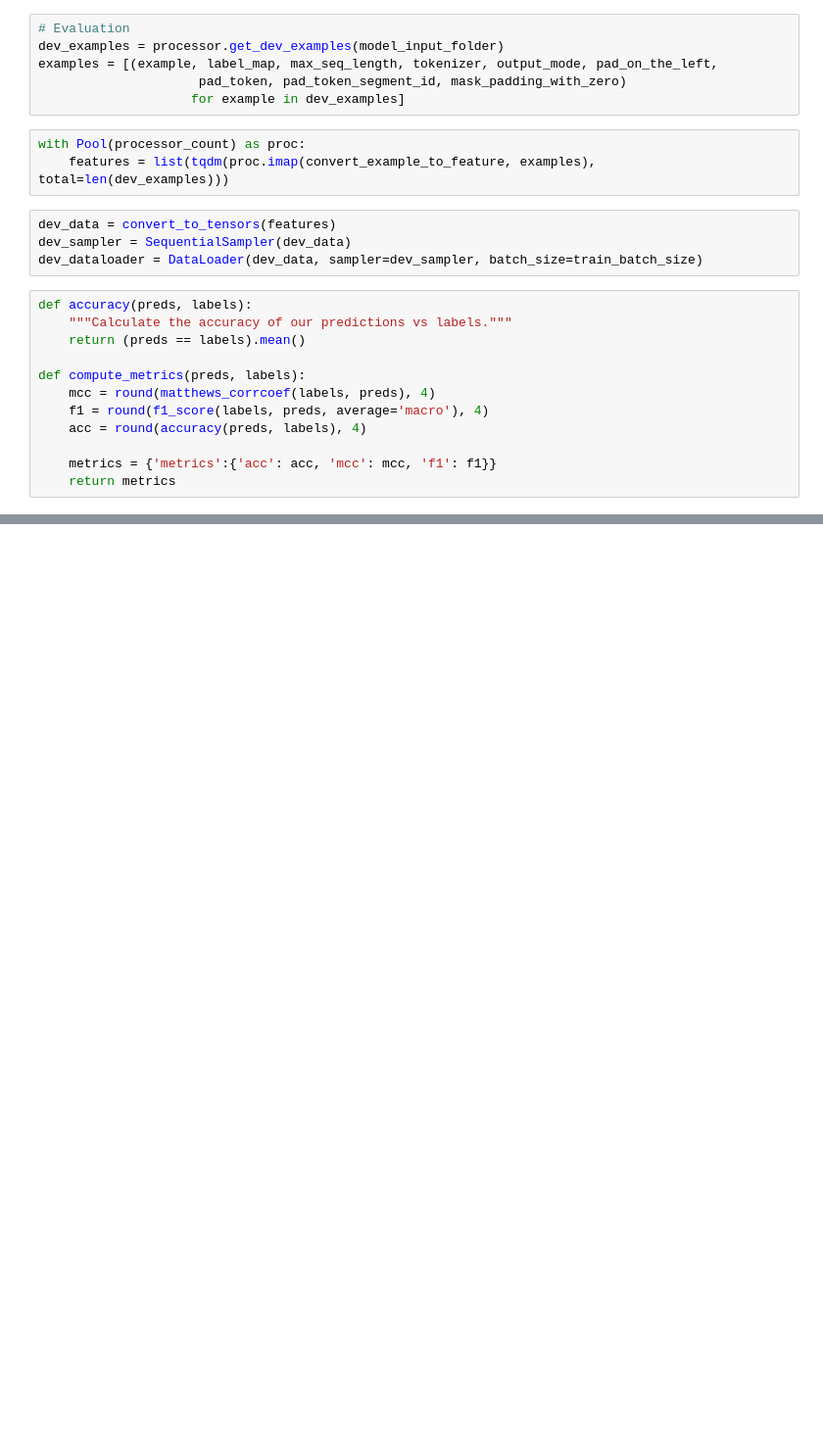
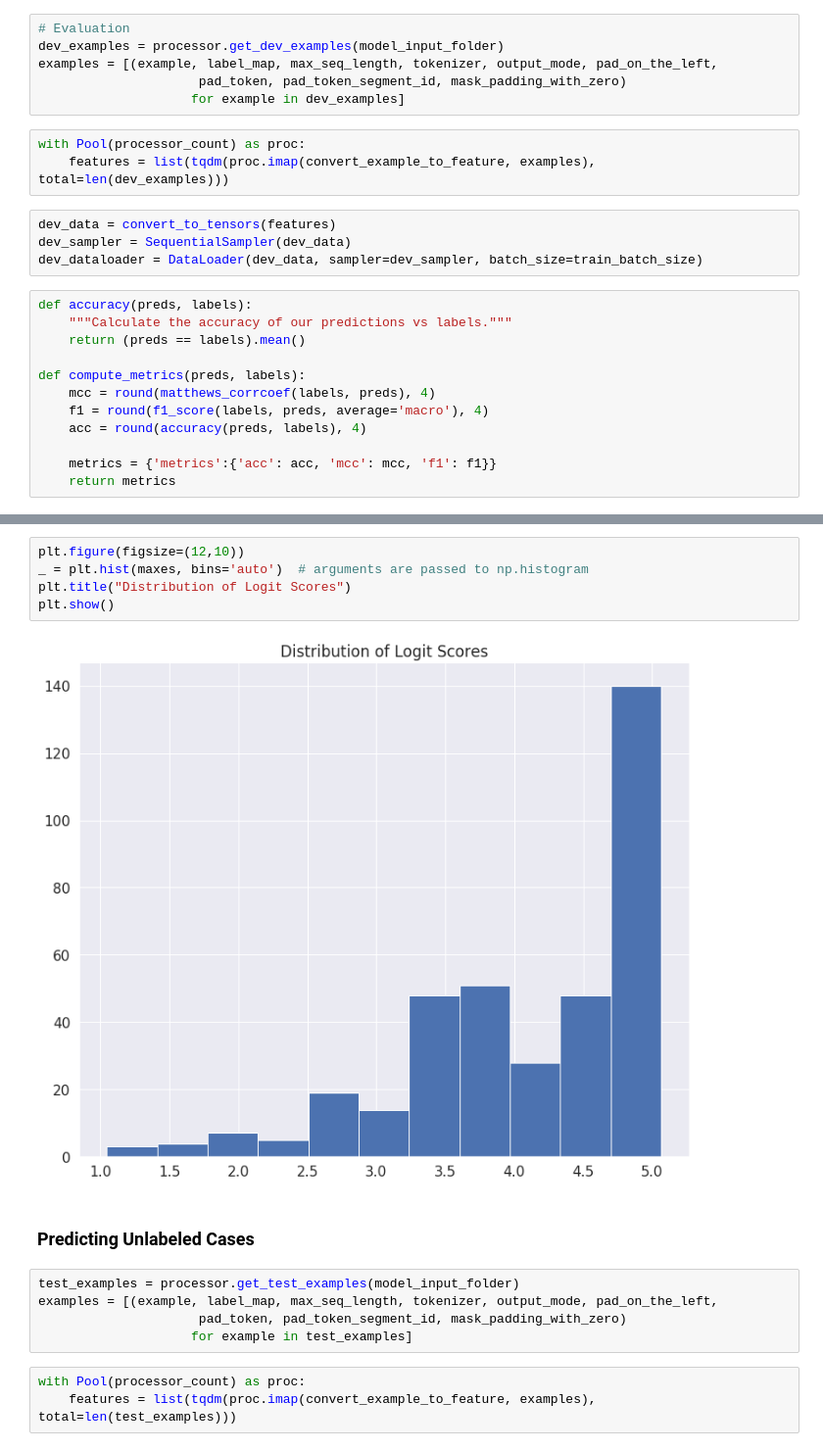
Before and after one commit to oersoy1/cc_news, a Jupyter notebook: 4_classification_bert.ipynb, the cells around one changed output, grey strips where cells are left out. Shown at 98% size. Cells and saved outputs as stored; diff of their text form; blank space fills up the shorter version.

```diff
--- a/4_classification_bert.ipynb
+++ b/4_classification_bert.ipynb
@@ -422,0 +449,17 @@ sn.heatmap(df_cm, annot=True,annot_kws={"size": 16})
+# %%
+plt.figure(figsize=(12,10))
+_ = plt.hist(maxes, bins='auto')  # arguments are passed to np.histogram
+plt.title("Distribution of Logit Scores")
+plt.show()
+# %% [output]
+[figure, added]
+# %% [markdown]
+### Predicting Unlabeled Cases
+# %%
+test_examples = processor.get_test_examples(model_input_folder)
+examples = [(example, label_map, max_seq_length, tokenizer, output_mode, pad_on_the_left,
+                     pad_token, pad_token_segment_id, mask_padding_with_zero)
+                    for example in test_examples]
+# %%
+with Pool(processor_count) as proc:
+    features = list(tqdm(proc.imap(convert_example_to_feature, examples), total=len(test_examples)))
```
Also changed, not shown: parts of 37 cells of this notebook, 2 other files.
